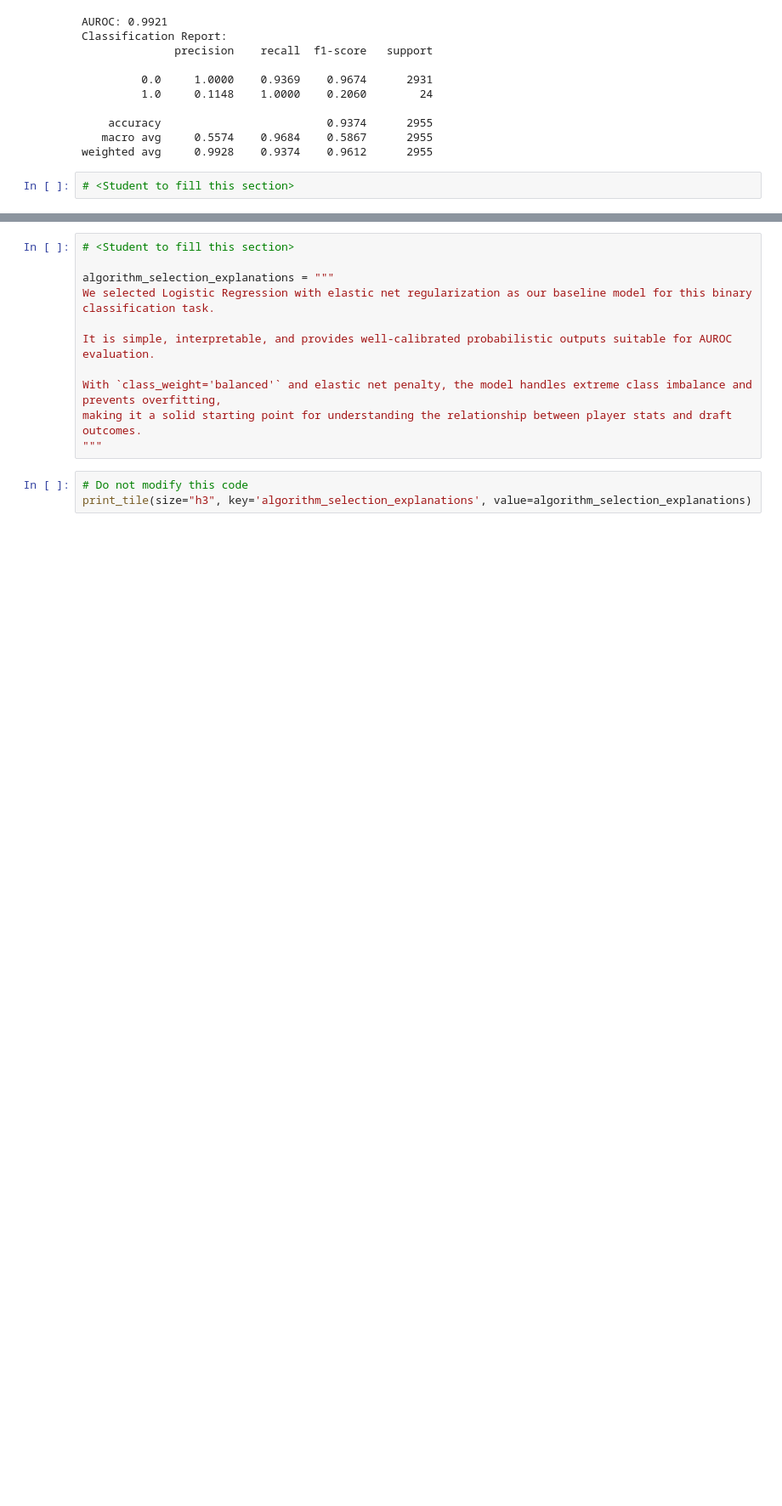
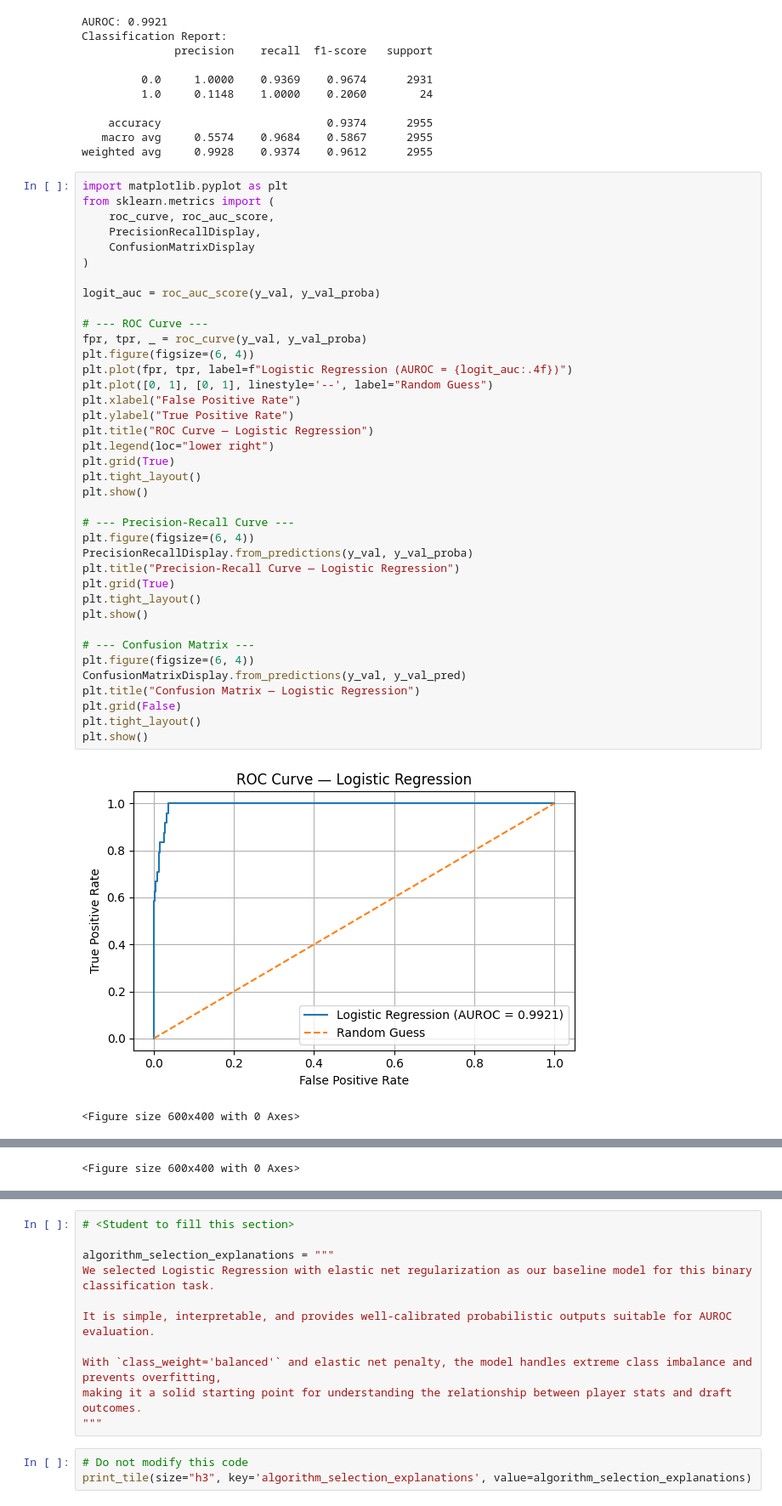
Before and after one commit to Amanda1005/my_krml_25176165, a Jupyter notebook: src/my_krml_25176165/models/36120-25SP-group30-25176165-AT1-experiment-1.ipynb, the cells around one changed output, grey strips where cells are left out. Shown: that part at 85% size. Drawn from its saved outputs; the diff is of its cells as text; blank space fills up the shorter version.

```diff
--- a/src/my_krml_25176165/models/36120-25SP-group30-25176165-AT1-experiment-1.ipynb
+++ b/src/my_krml_25176165/models/36120-25SP-group30-25176165-AT1-experiment-1.ipynb
@@ -881,5 +881,44 @@ Classification Report:
     accuracy                         0.9374      2955
    macro avg     0.5574    0.9684    0.5867      2955
 weighted avg     0.9928    0.9374    0.9612      2955
-# %%
-# <Student to fill this section>
+# %%
+import matplotlib.pyplot as plt
+from sklearn.metrics import (
+    roc_curve, roc_auc_score,
+    PrecisionRecallDisplay,
+    ConfusionMatrixDisplay
+)
+
+logit_auc = roc_auc_score(y_val, y_val_proba)
+
+# --- ROC Curve ---
+fpr, tpr, _ = roc_curve(y_val, y_val_proba)
+plt.figure(figsize=(6, 4))
+plt.plot(fpr, tpr, label=f"Logistic Regression (AUROC = {logit_auc:.4f})")
+plt.plot([0, 1], [0, 1], linestyle='--', label="Random Guess")
+plt.xlabel("False Positive Rate")
+plt.ylabel("True Positive Rate")
+plt.title("ROC Curve — Logistic Regression")
+plt.legend(loc="lower right")
+plt.grid(True)
+plt.tight_layout()
+plt.show()
+
+# --- Precision-Recall Curve ---
+plt.figure(figsize=(6, 4))
+PrecisionRecallDisplay.from_predictions(y_val, y_val_proba)
+plt.title("Precision-Recall Curve — Logistic Regression")
+plt.grid(True)
+plt.tight_layout()
+plt.show()
+
+# --- Confusion Matrix ---
+plt.figure(figsize=(6, 4))
+ConfusionMatrixDisplay.from_predictions(y_val, y_val_pred)
+plt.title("Confusion Matrix — Logistic Regression")
+plt.grid(False)
+plt.tight_layout()
+plt.show()
+# %% [output]
+[figure, added]
+<Figure size 600x400 with 0 Axes>
@@ -885,0 +926 @@ weighted avg     0.9928    0.9374    0.9612      2955
+<Figure size 600x400 with 0 Axes>
```
Also changed, not shown: parts of 5 cells of this notebook, 5 other files.
